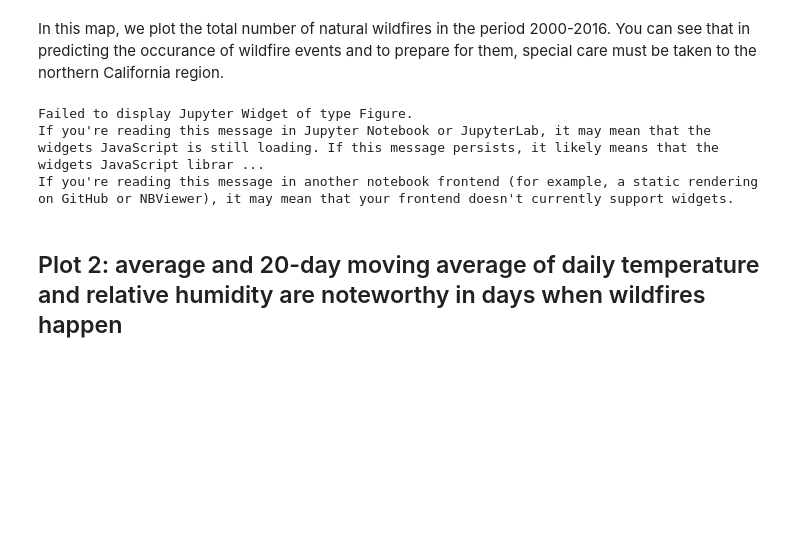
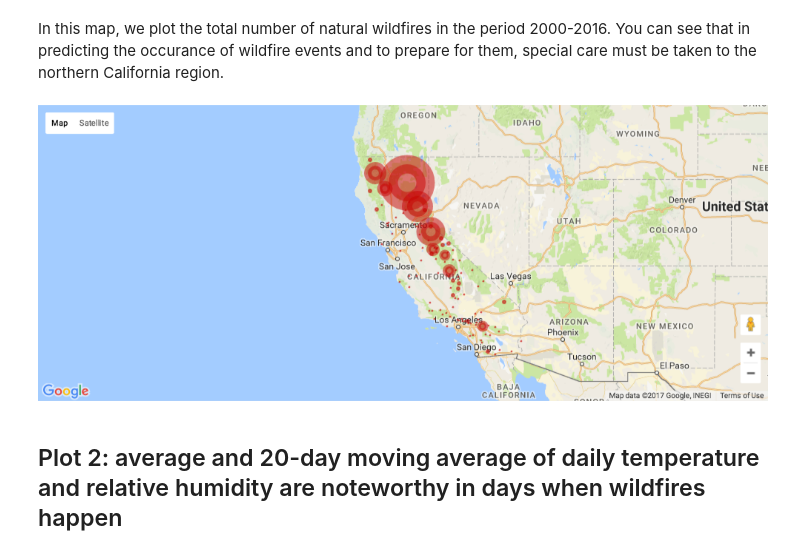
Before and after one commit to albalu/misc_codes, a Jupyter notebook: wildfire_plots/Alireza_wildfire_project.ipynb, the cells around one changed output. Saved outputs shown, nothing was run; the diff lists cells and outputs as text; code cells hidden in the pictures; blank space fills up the shorter version.

Commit message:
load png map to bypass Github issue of not showing it

```diff
--- a/wildfire_plots/Alireza_wildfire_project.ipynb
+++ b/wildfire_plots/Alireza_wildfire_project.ipynb
@@ -47,15 +47,15 @@ total_numbers_scaled = numbers['total #'].apply(lambda x: int(x/50)+1).values
 # %%
 gmaps.configure(api_key='AIzaSyCma-HdajMnsl63hE996QHBJjcjd2I1MmI')
 fig = gmaps.figure(center=(37.598, -121.509), zoom_level=5)
 fire_layer = gmaps.symbol_layer(
     locations=locations,  fill_color='rgba(200, 0, 0, 0.5)',
     stroke_color='rgba(200, 0, 0, 0.5)', scale=total_numbers_scaled)
 fig.add_layer(fire_layer)
-fig
+# fig # NOTE: since Github currently does not support widgets hence this fig does not show, I load the pre-saved one:
+from IPython.display import Image
+Image('cal_fire_frequency.png')
 # %% [output]
-Failed to display Jupyter Widget of type Figure.
-If you're reading this message in Jupyter Notebook or JupyterLab, it may mean that the widgets JavaScript is still loading. If this message persists, it likely means that the widgets JavaScript librar ...
-If you're reading this message in another notebook frontend (for example, a static rendering on GitHub or NBViewer), it may mean that your frontend doesn't currently support widgets.
+[figure, added]
 # %% [markdown]
 ## Plot 2: average and 20-day moving average of daily temperature and relative humidity are noteworthy in days when wildfires happen
 # %% [markdown]
```
